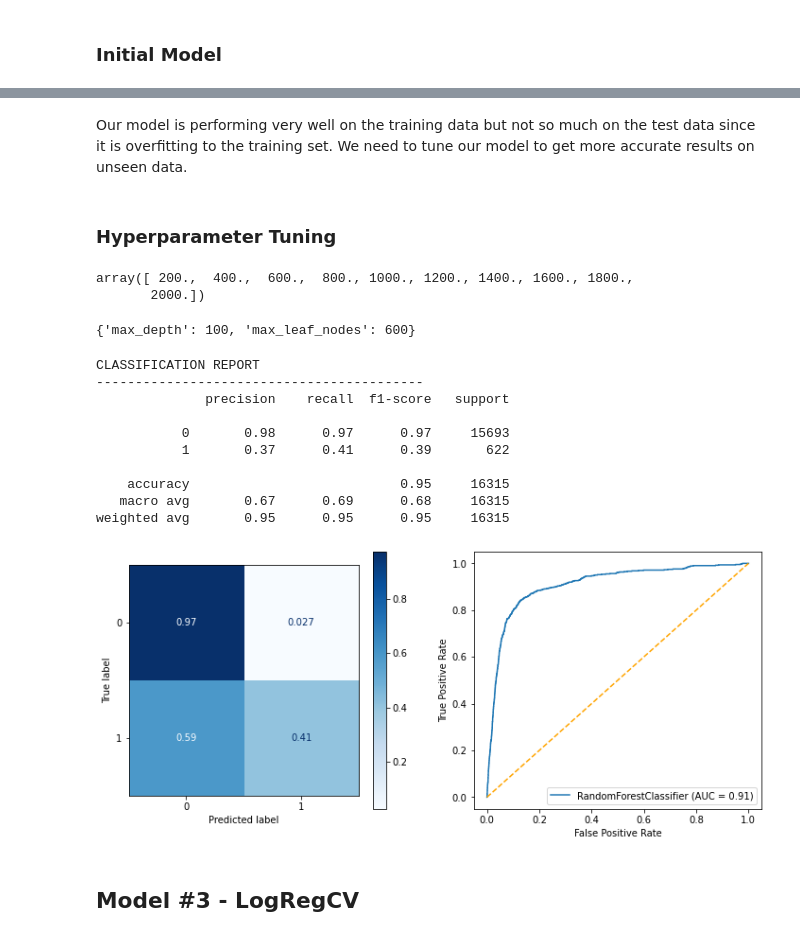
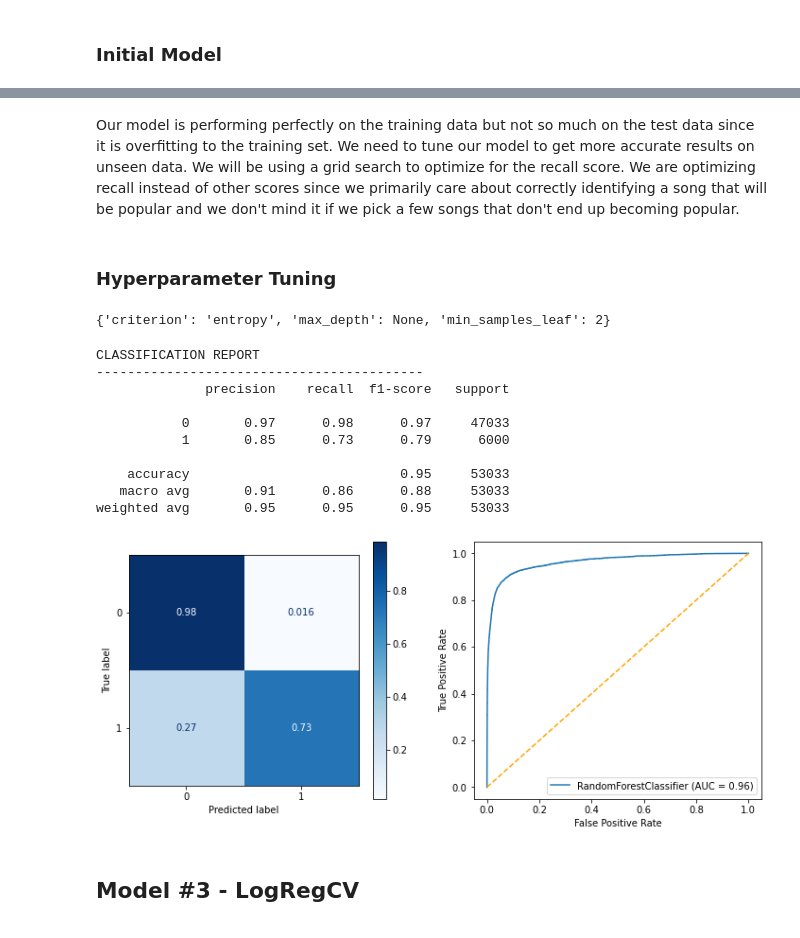
Before and after one commit to ebtezcan/Spotify-Song-Popularity-Prediction, a Jupyter notebook: index_OSEMN_plus_mvp.ipynb, the cells around one changed output, grey strips where cells are left out. Saved outputs shown, nothing was run; the diff lists cells and outputs as text; code cells hidden in the pictures.

Commit message:
GridSearch for Random Forest completed with tuned model results.

```diff
--- a/index_OSEMN_plus_mvp.ipynb
+++ b/index_OSEMN_plus_mvp.ipynb
@@ -658,7 +658,7 @@ from sklearn.model_selection import train_test_split
 y=df_ohe['is_popular']
 X=df_ohe.drop('is_popular',axis=1)
 
-X_train, X_test, y_train, y_test = train_test_split(X, y)
+X_train, X_test, y_train, y_test = train_test_split(X, y, test_size=0.30)
 # %% [markdown]
 ## Model #1 - Baseline - Dummy Classifier
 # %%
@@ -789,9 +789,6 @@ weighted avg       0.93      0.93      0.93     44194
 [figure]
 # %%
 #Evaluating the model performance for the training data
-clf = RandomForestClassifier()
-clf.fit(X_train_sm, y_train_sm)
-
 y_pred = clf.predict(X_train_sm)
 classification(y_train_sm, y_pred, X_train_sm, clf)
 # %% [output]
@@ -808,58 +805,54 @@ weighted avg       1.00      1.00      1.00    234786
 [figure]
 # %% [markdown]
-Our model is performing very well on the training data but not so much on the test data since it is overfitting to the training set. We need to tune our model to get more accurate results on unseen data.
+Our model is performing perfectly on the training data but not so much on the test data since it is overfitting to the training set. We need to tune our model to get more accurate results on unseen data. We will be using a grid search to optimize for the recall score. We are optimizing recall instead of other scores since we primarily care about correctly identifying a song that will be popular and we don't mind it if we pick a few songs that don't end up becoming popular.
 # %% [markdown]
 ### Hyperparameter Tuning
-# %%
-np.linspace(start = 200, stop = 2000, num = 10)
-# %% [output]
-array([ 200.,  400.,  600.,  800., 1000., 1200., 1400., 1600., 1800.,
-       2000.])
 # %%
-from sklearn.model_selection import RandomizedSearchCV
+# import numpy as np
+# from sklearn.model_selection import RandomizedSearchCV
 
-clf = RandomForestClassifier()
-max_depth = [int(x) for x in np.linspace(10, 110, num = 11)]
-n_estimators = [int(x) for x in np.linspace(start = 200, stop = 2000, num = 10)]
-param_dist = {'max_depth': max_depth,
-              'n_estimators': n_estimators,
-              'bootstrap': [True, False]}
+# clf = RandomForestClassifier()
+# max_depth = [int(x) for x in np.linspace(10, 110, num = 11)]
+# n_estimators = [int(x) for x in np.linspace(start = 200, stop = 2000, num = 10)]
+# param_dist = {'max_depth': max_depth,
+#               'bootstrap': [True, False]}
 
-random_search = RandomizedSearchCV(estimator=clf, param_distributions = param_dist, scoring='f1', n_jobs=-1, cv=3)
-random_search.fit(X_train_sm, y_train_sm)
-random_search.best_params_
+# random_search = RandomizedSearchCV(estimator=clf, param_distributions = param_dist, scoring='f1', n_jobs=3, cv=3)
+# random_search.fit(X_train_sm, y_train_sm)
+# random_search.best_params_
 # %%
 from sklearn.model_selection import GridSearchCV
 
 clf = RandomForestClassifier()
-grid = {'max_leaf_nodes': [100, 300, 600],
-        'max_depth': [1, 10, 100],
+grid = {'criterion': ['gini', 'entropy'],
+        'max_depth': [10, 20, None],
+        'min_samples_leaf': [1, 2, 3]
        }
 
-gridsearch = GridSearchCV(estimator=clf, param_grid = grid, scoring='f1')
+gridsearch = GridSearchCV(estimator=clf, param_grid = grid, scoring='recall')
 
 gridsearch.fit(X_train_sm,  y_train_sm)
 gridsearch.best_params_
 # %% [output]
-{'max_depth': 100, 'max_leaf_nodes': 600}
+{'criterion': 'entropy', 'max_depth': None, 'min_samples_leaf': 2}
 # %%
-clf = RandomForestClassifier(max_leaf_nodes=600, max_depth=100)
+clf = RandomForestClassifier(criterion='entropy', max_depth=None, min_samples_leaf=2, class_weight='balanced')
 clf.fit(X_train_sm, y_train_sm)
 
 y_pred = clf.predict(X_test)
 classification(y_test, y_pred, X_test, clf)
 # %% [output]
 CLASSIFICATION REPORT
 ------------------------------------------
               precision    recall  f1-score   support
 
-           0       0.98      0.97      0.97     15693
-           1       0.37      0.41      0.39       622
+           0       0.97      0.98      0.97     47033
+           1       0.85      0.73      0.79      6000
 
-    accuracy                           0.95     16315
-   macro avg       0.67      0.69      0.68     16315
-weighted avg       0.95      0.95      0.95     16315
+    accuracy                           0.95     53033
+   macro avg       0.91      0.86      0.88     53033
+weighted avg       0.95      0.95      0.95     53033
-[figure, old version]
+[figure, new version]
 # %% [markdown]
 ## Model #3 - LogRegCV
 # %% [markdown]
```
Also changed, not shown: parts of 14 cells of this notebook.
